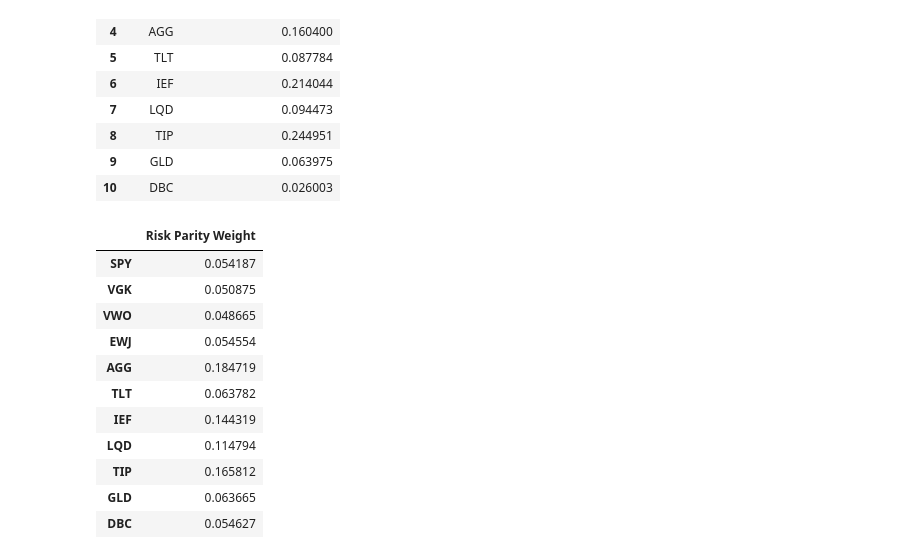
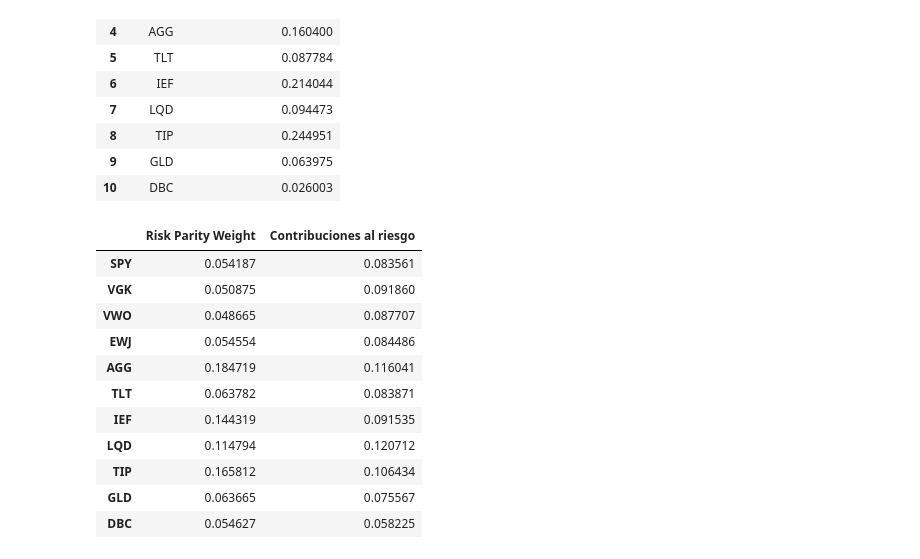
Before and after one commit to Jorgeberlin/quant_management, a Jupyter notebook: notebooks/03_bl_hrp.ipynb, the cells around one changed output. Saved outputs shown, nothing was run; the diff lists cells and outputs as text; code cells hidden in the pictures.

Commit message:
Risk Parity Naive

```diff
--- a/notebooks/03_bl_hrp.ipynb
+++ b/notebooks/03_bl_hrp.ipynb
@@ -342,18 +342,22 @@ df_rc_hrp
 | 10 | DBC | 0.026003 |
 # %%
 weights_rp_naive = get_risk_parity_naive_weights(sigma)
-df_risk_parity_naive = pd.DataFrame({"Risk Parity Weight": weights_rp_naive})
+rc_rp_naive = risk_contribution(
+    weights_rp_naive.values,
+    sigma.values
+)
+df_risk_parity_naive = pd.DataFrame({"Risk Parity Weight": weights_rp_naive, "Contribuciones al riesgo": rc_rp_naive})
 df_risk_parity_naive
 # %% [output]
-|  | Risk Parity Weight |
-| SPY | 0.054187 |
-| VGK | 0.050875 |
-| VWO | 0.048665 |
-| EWJ | 0.054554 |
-| AGG | 0.184719 |
-| TLT | 0.063782 |
-| IEF | 0.144319 |
-| LQD | 0.114794 |
-| TIP | 0.165812 |
-| GLD | 0.063665 |
-| DBC | 0.054627 |
+|  | Risk Parity Weight | Contribuciones al riesgo |
+| SPY | 0.054187 | 0.083561 |
+| VGK | 0.050875 | 0.091860 |
+| VWO | 0.048665 | 0.087707 |
+| EWJ | 0.054554 | 0.084486 |
+| AGG | 0.184719 | 0.116041 |
+| TLT | 0.063782 | 0.083871 |
+| IEF | 0.144319 | 0.091535 |
+| LQD | 0.114794 | 0.120712 |
+| TIP | 0.165812 | 0.106434 |
+| GLD | 0.063665 | 0.075567 |
+| DBC | 0.054627 | 0.058225 |
```
